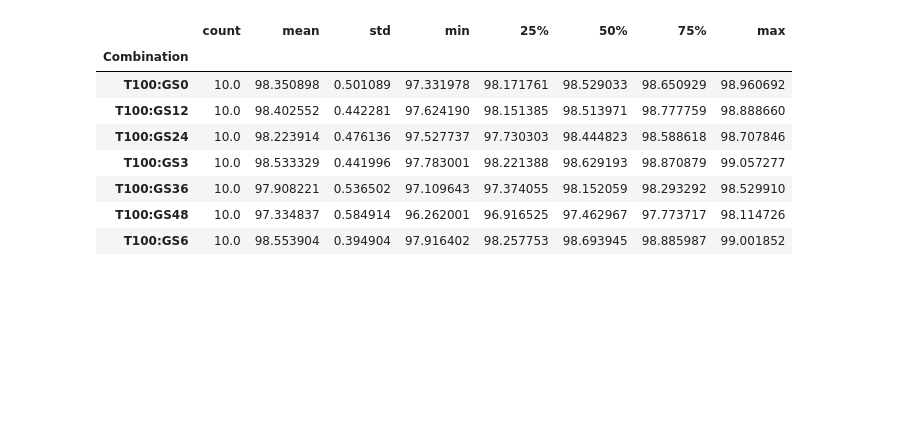
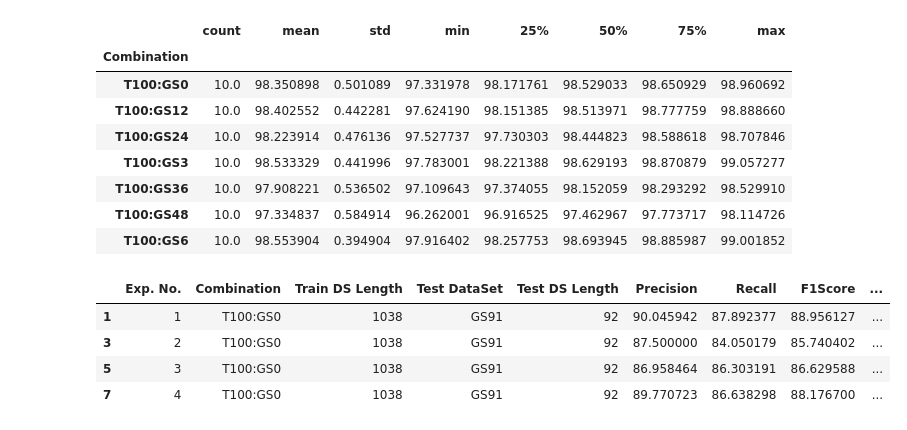
Before and after one commit to CDSS4PCP/NLP_KPIdentify, a Jupyter notebook: results/expMixDS/expMixDS_Insights.ipynb, the cells around one changed output. Cells and saved outputs as stored; diff of their text form; code cells hidden in the pictures; blank space fills up the shorter version.

```diff
--- a/results/expMixDS/expMixDS_Insights.ipynb
+++ b/results/expMixDS/expMixDS_Insights.ipynb
@@ -78,3 +78,12 @@ df_new['Accuracy'].describe() ## T100:GS6
 | T100:GS36 | 10.0 | 97.908221 | 0.536502 | 97.109643 | 97.374055 | 98.152059 | 98.293292 | 98.529910 |
 | T100:GS48 | 10.0 | 97.334837 | 0.584914 | 96.262001 | 96.916525 | 97.462967 | 97.773717 | 98.114726 |
 | T100:GS6 | 10.0 | 98.553904 | 0.394904 | 97.916402 | 98.257753 | 98.693945 | 98.885987 | 99.001852 |
+# %%
+df_new = df.query("`Combination` == 'T100:GS0'").query("`Test DataSet` == 'GS91'")
+df_new.head()
+# %% [output]
+|  | Exp. No. | Combination | Train DS Length | Test DataSet | Test DS Length | Precision | Recall | F1Score | ... |
+| 1 | 1 | T100:GS0 | 1038 | GS91 | 92 | 90.045942 | 87.892377 | 88.956127 | ... |
+| 3 | 2 | T100:GS0 | 1038 | GS91 | 92 | 87.500000 | 84.050179 | 85.740402 | ... |
+| 5 | 3 | T100:GS0 | 1038 | GS91 | 92 | 86.958464 | 86.303191 | 86.629588 | ... |
+| 7 | 4 | T100:GS0 | 1038 | GS91 | 92 | 89.770723 | 86.638298 | 88.176700 | ... |
```
Also changed, not shown: parts of 7 cells of this notebook, 7 other files.
